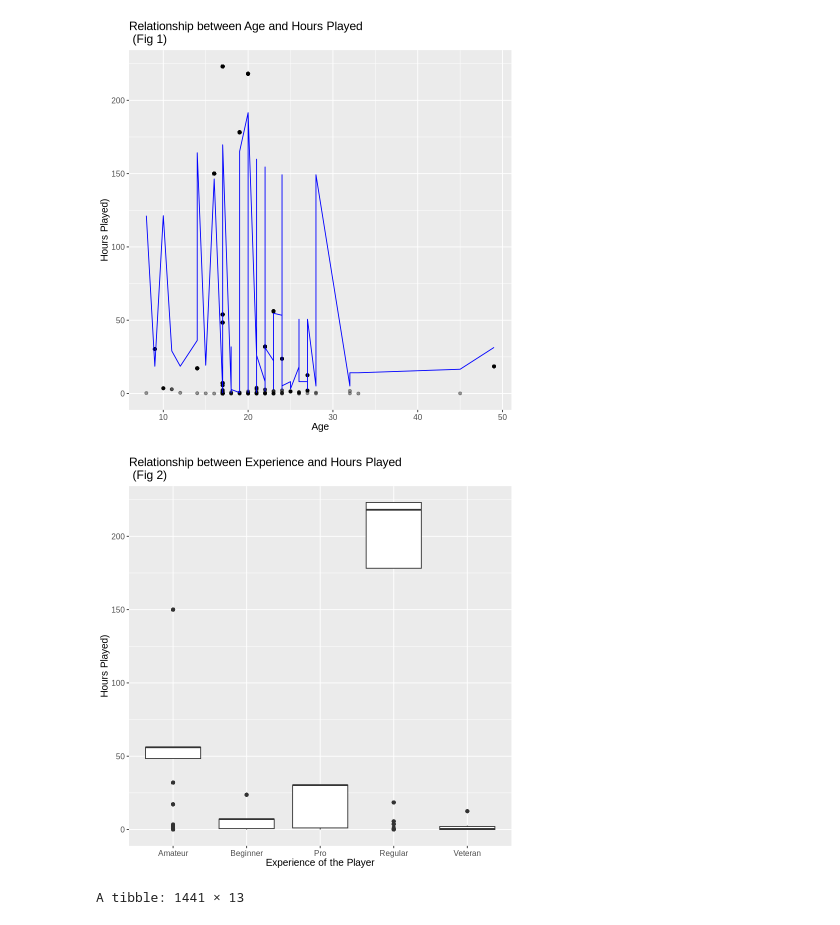
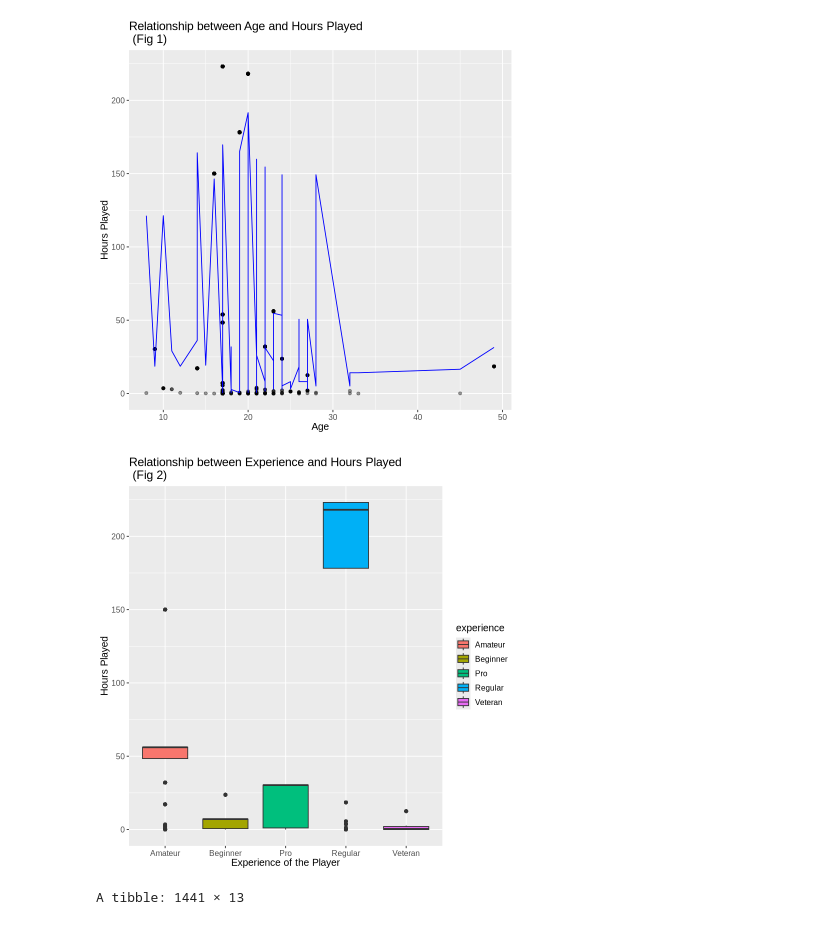
Before and after one commit to Bumblet3a/DSCi-Final, a Jupyter notebook: Project group.ipynb, the cells around one changed output. Cells and saved outputs as stored; diff of their text form; code cells hidden in the pictures.

Commit message:
Added a bunch of stuff and descriptions of all but the last figure

```diff
--- a/Project group.ipynb
+++ b/Project group.ipynb
@@ -237,21 +253,19 @@ players_pred_plot_age
 # %%
 #azumi test code cell
 #based off of question 9 in regression 1 worksheet
 #ggplot, visualization
-#NEED TO ADD FIGURE NUMBER
-#EXPERIENCE
 
 players_pred_plot_exp <- players_prediction |>
-ggplot(aes(x = experience, y = played_hours)) +
+ggplot(aes(x = experience, y = played_hours, fill = experience)) +
 geom_boxplot() +
 labs (title = "Relationship between Experience and Hours Played\n (Fig 2)",
 x = "Experience of the Player",
-y = "Hours Played)" )+
+y = "Hours Played" )+
 theme (text = element_text(size = 12))
 
 players_pred_plot_exp
 # %% [output]
-[figure, old version]
+[figure, new version]
 # %%
 sessions <- sessions_data |>
     separate(start_time, into = c("Date", "Time"), sep = " ") |>
```
Also changed, not shown: parts of 15 cells of this notebook.
